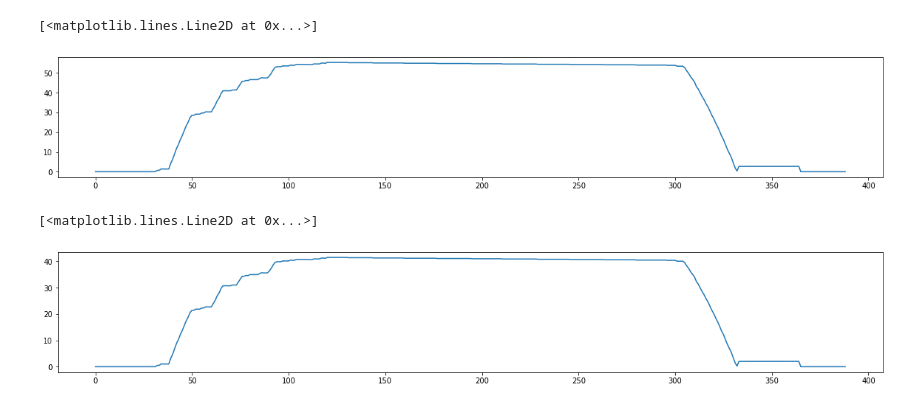
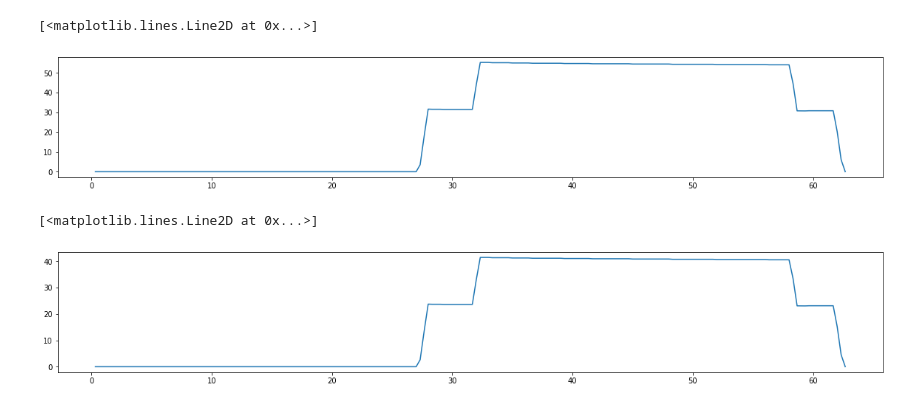
Before and after one commit to waterloop/propulsion-misc, a Jupyter notebook: RCommExtractor/Roboteq_Commutation_Extraction.ipynb, the cells around one changed output. Cells and saved outputs as stored; diff of their text form; code cells hidden in the pictures.

Commit message:
Added data analysis components to commutation extractor

```diff
--- a/RCommExtractor/Roboteq_Commutation_Extraction.ipynb
+++ b/RCommExtractor/Roboteq_Commutation_Extraction.ipynb
@@ -11,3 +16,23 @@ gc = gspread.authorize(creds)
+# %%
+def better_time(df):
+  # initializing the time
+  cstamp = df[0]
+  ctime = 0
+  btime = []
+
+  # initializing the timeframe variable
+  tf = 1
+  # iterating
+  for t in range(len(df)):
+    if df[t] == cstamp:
+      tf += 1
+    else:
+      ## adding new times
+      add_times = [round(ctime + i/tf,2) for i in range(1,tf+1)]
+      for at in add_times:
+        btime.append(at)
+      ctime += 1
+  return btime
 # %%
 import pandas as pd
 import numpy as np
@@ -15,14 +40,16 @@ import matplotlib.pyplot as plt
 
 # extracting the data from csv's stored in the Propulsion Drive
 # copying the exact path from the filetree
-data = pd.read_csv("/content/drive/Shareddrives/General/PROPULSION/Bay Experiments/12 3 22/experiment 1.csv")
-
+data = pd.read_csv("/content/drive/Shareddrives/General/PROPULSION/Bay Experiments/2_2-5-23/exp2.csv")
+# making new time`
+bt = better_time(list(data['Time Stamp']))
+data['Better time (s)'] = pd.Series(bt)
+time = data['Better time (s)']
 # extracting the sinusoidal commutation
 vph = 0.75
-time = list(range(data.shape[0]))
 supplied_volts = data["Battery Volts"] * abs(data["Motor Power 1"]/1000)
 freq = supplied_volts/vph
-sine_wave = supplied_volts*np.sin(2*np.pi*freq*time)
+data["Enc Counter 2"] = data["Enc Counter 2"]*np.pi/800
+encoderD = data["Enc Counter 2"]
 
 plt.rcParams["figure.figsize"] = (20,3)
-plt.plot(time, sine_wave)
@@ -32,10 +61,10 @@ plt.plot(time, sine_wave)
 # %%
-plt.plot(time, freq)
+plt.plot(time[:188], freq[:188])
 # %% [output]
 [<matplotlib.lines.Line2D at 0x...>]
-[figure, old version]
+[figure, new version]
 # %%
-plt.plot(time,supplied_volts)
+plt.plot(time[:188],supplied_volts[:188])
 # %% [output]
 [<matplotlib.lines.Line2D at 0x...>]
-[figure, old version]
+[figure, new version]
```
Also changed, not shown: parts of 8 cells of this notebook, 2 other files.
